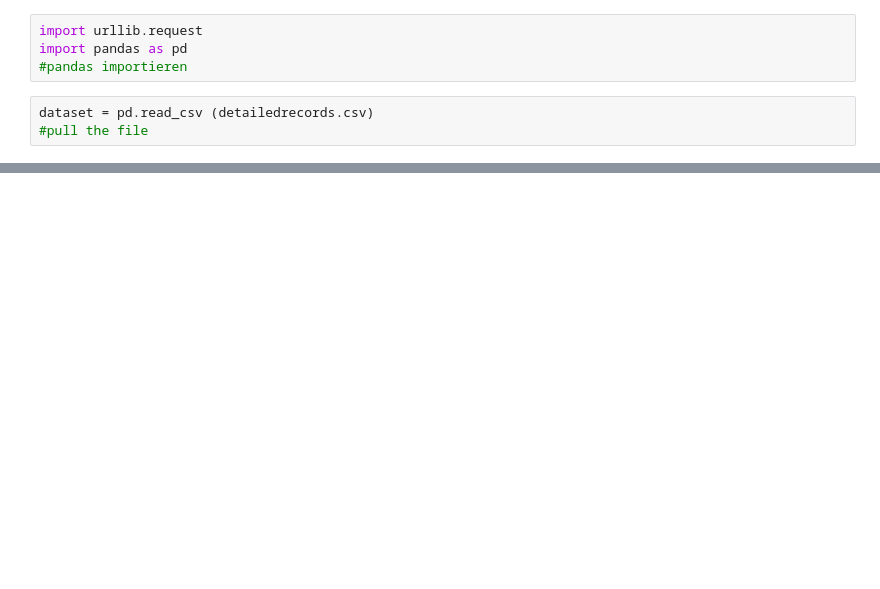
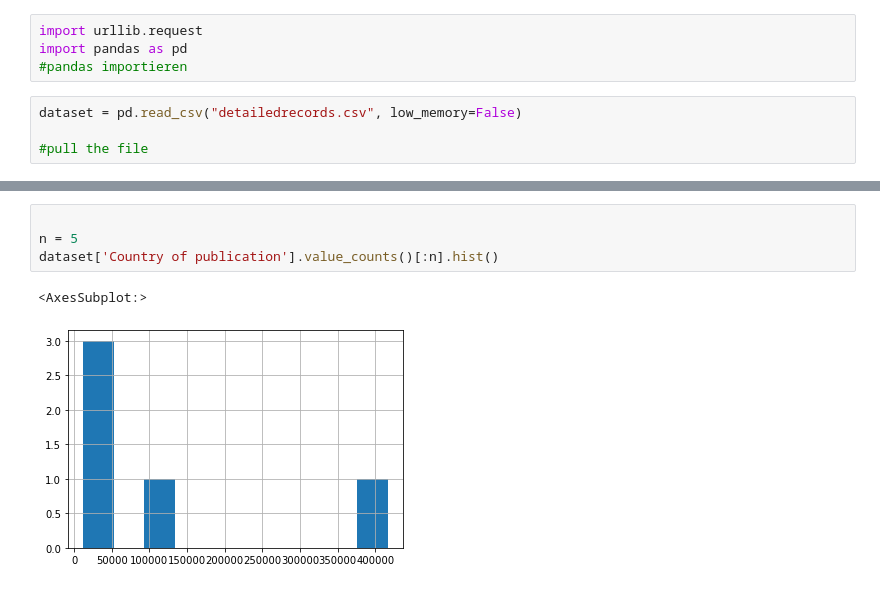
Before and after one commit to nkiseleva/2022-BDK6.5.3-P3_Gruppe_7, a Jupyter notebook: 2022-BDK6.5.3-P3_Gruppe_7 Frage 3.ipynb, the cells around one changed output, grey strips where cells are left out. Saved outputs shown, nothing was run; the diff lists cells and outputs as text; blank space fills up the shorter version.

```diff
--- a/2022-BDK6.5.3-P3_Gruppe_7 Frage 3.ipynb
+++ b/2022-BDK6.5.3-P3_Gruppe_7 Frage 3.ipynb
@@ -10,5 +10,6 @@ import urllib.request
 import pandas as pd
 #pandas importieren
 # %%
-dataset = pd.read_csv (detailedrecords.csv)
+dataset = pd.read_csv("detailedrecords.csv", low_memory=False)
+
 #pull the file
@@ -16,0 +60,7 @@ NameError: name 'detailedrecords' is not defined
+# %%
+
+n = 5
+dataset['Country of publication'].value_counts()[:n].hist()
+# %% [output]
+<AxesSubplot:>
+[figure, added]
```
Also changed, not shown: parts of 8 cells of this notebook.
